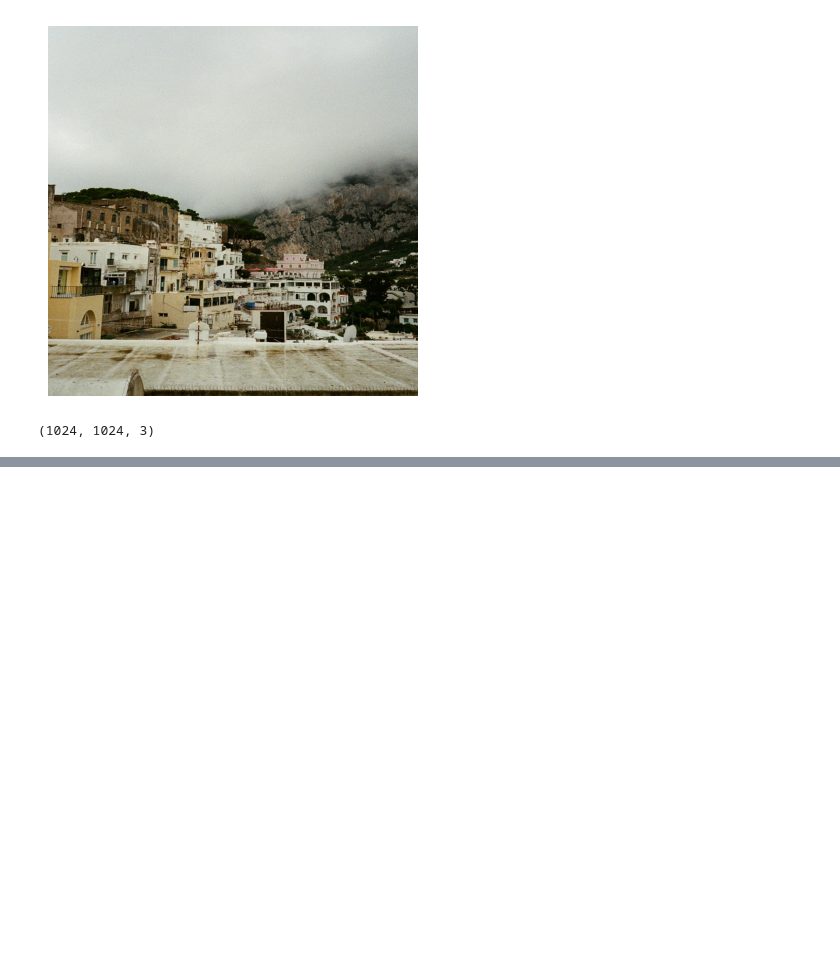
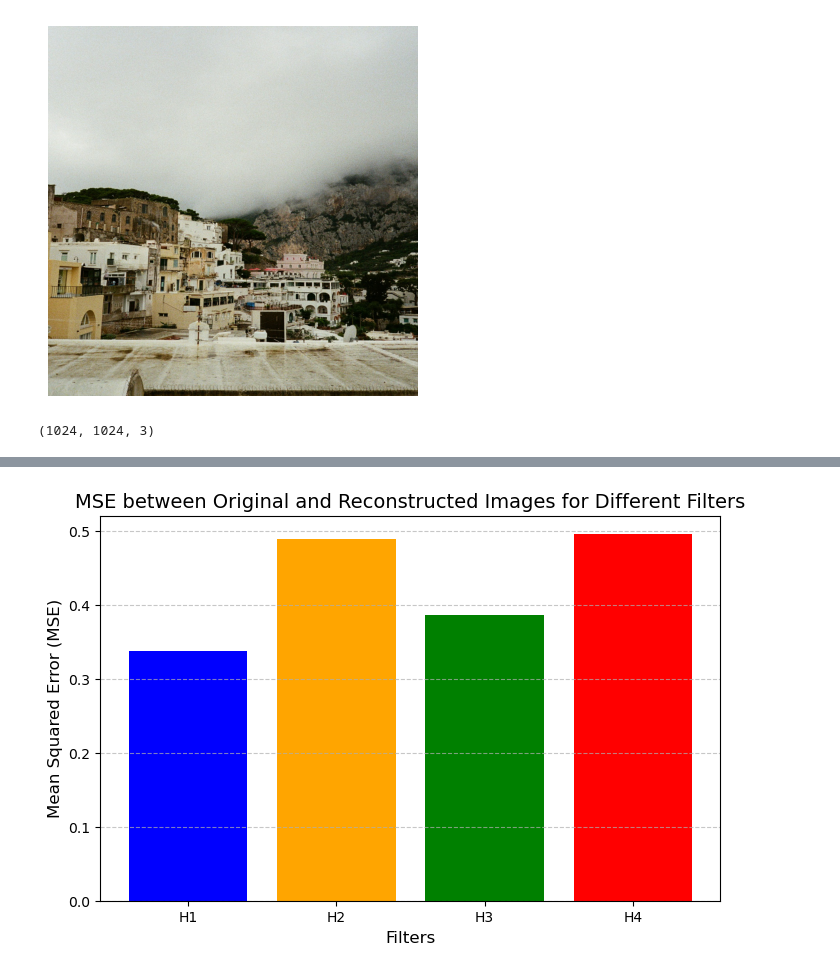
Before and after one commit to Pritam1102/DIP2025, a Jupyter notebook: assignment3/assignment3.ipynb, the cells around one changed output, grey strips where cells are left out. Cells and saved outputs as stored; diff of their text form; code cells hidden in the pictures; blank space fills up the shorter version.

```diff
--- a/assignment3/assignment3.ipynb
+++ b/assignment3/assignment3.ipynb
@@ -71,0 +201,15 @@ plt.show()
+# %%
+mse = []
+for recon_img in reconstructed_images:
+    error = np.mean((image - recon_img) ** 2)
+    mse.append(error)
+# %%
+plt.figure(figsize=(8,5))
+plt.bar(['H1', 'H2', 'H3', 'H4'], mse, color=['blue', 'orange', 'green', 'red'])
+plt.xlabel('Filters', fontsize=12)
+plt.grid(axis='y', linestyle='--', alpha=0.7)
+plt.ylabel('Mean Squared Error (MSE)', fontsize=12)
+plt.title('MSE between Original and Reconstructed Images for Different Filters', fontdict={'fontsize': 14})
+plt.show()
+# %% [output]
+[figure, added]
```
Also changed, not shown: parts of 10 cells of this notebook.
